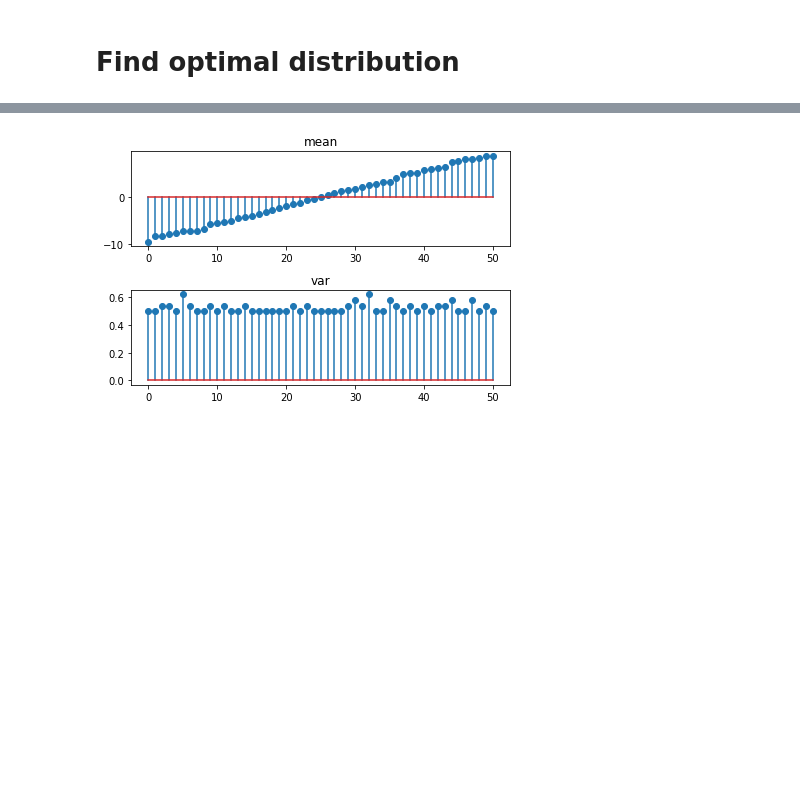
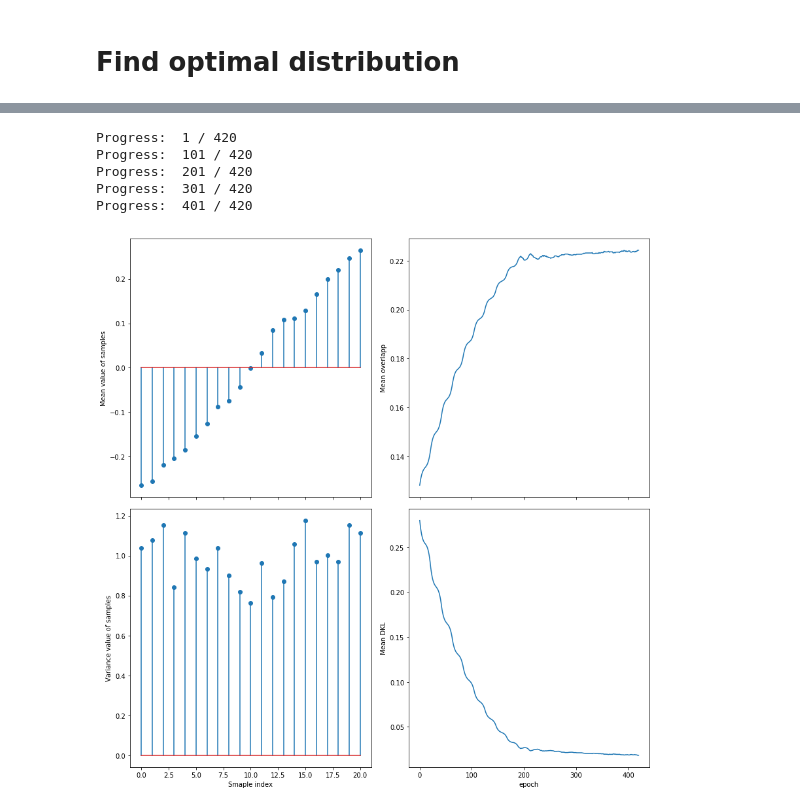
Before and after one commit to tik0/vae_tools, a Jupyter notebook: examples/optimal_latent_distribution.ipynb, the cells around one changed output, grey strips where cells are left out. Drawn from its saved outputs; the diff is of its cells as text; code cells hidden in the pictures; blank space fills up the shorter version.

```diff
--- a/examples/optimal_latent_distribution.ipynb
+++ b/examples/optimal_latent_distribution.ipynb
@@ -349,11 +324,18 @@ Progress:  29 / 30
-# %%
-f, ax = plt.subplots(2,1)
-sort_order = np.argsort(mean)
-ax[0].stem(mean[sort_order])
-ax[1].stem(var[sort_order])
-ax[0].set_title("mean")
-ax[1].set_title("var")
-plt.tight_layout()
-plt.show()
-# %% [output]
-[figure, removed]
+# %%
+#n = 11 # some uneven number so that one value is centred at 0.0
+epoch = n * 20
+mean_0 = np.linspace(-1, 1, n, True)
+var_0 = .5 * np.ones(shape=(n,))
+alpha = 1.
+n_jobs = 16
+results_configuration = find_best_configuration(n, epoch, mean_0, var_0, alpha, n_jobs)
+# %% [output]
+Progress:  1 / 420
+Progress:  101 / 420
+Progress:  201 / 420
+Progress:  301 / 420
+Progress:  401 / 420
+# %%
+plot_best_configuration(results_configuration)
+# %% [output]
+[figure, added]
```
Also changed, not shown: parts of 15 cells of this notebook.
